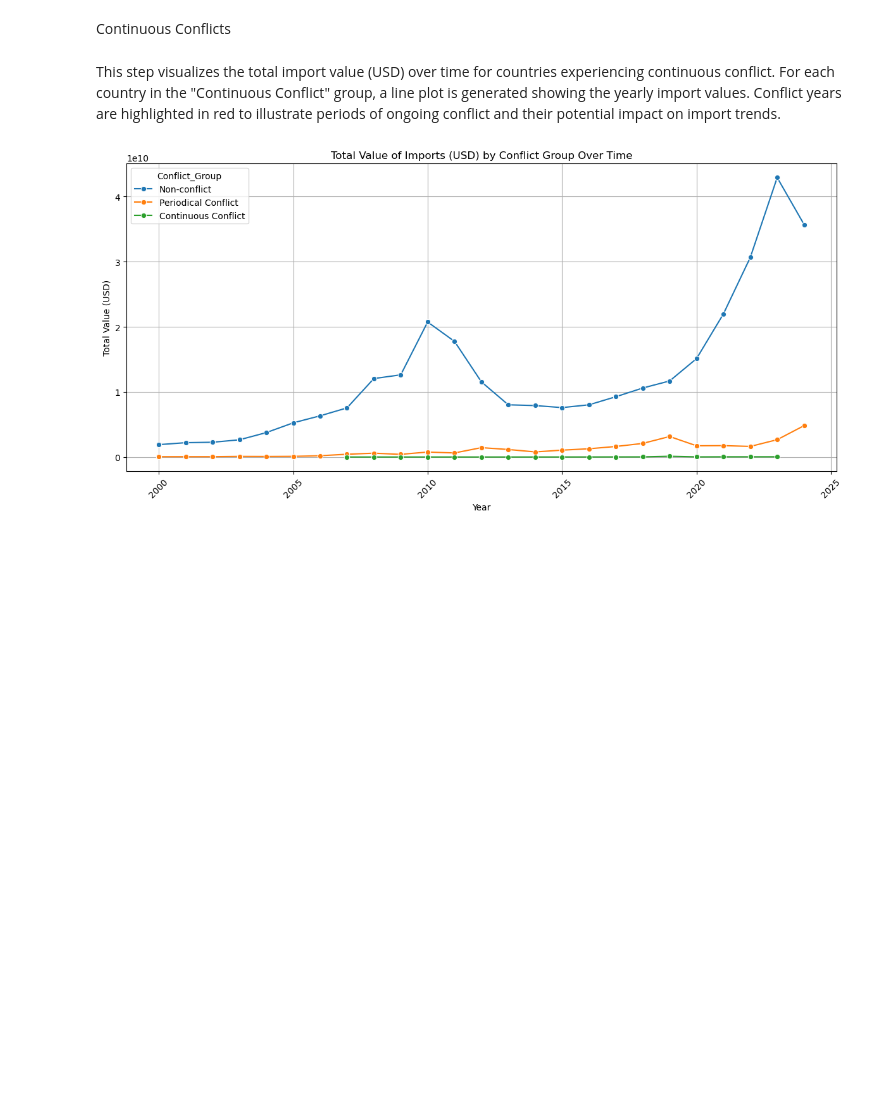
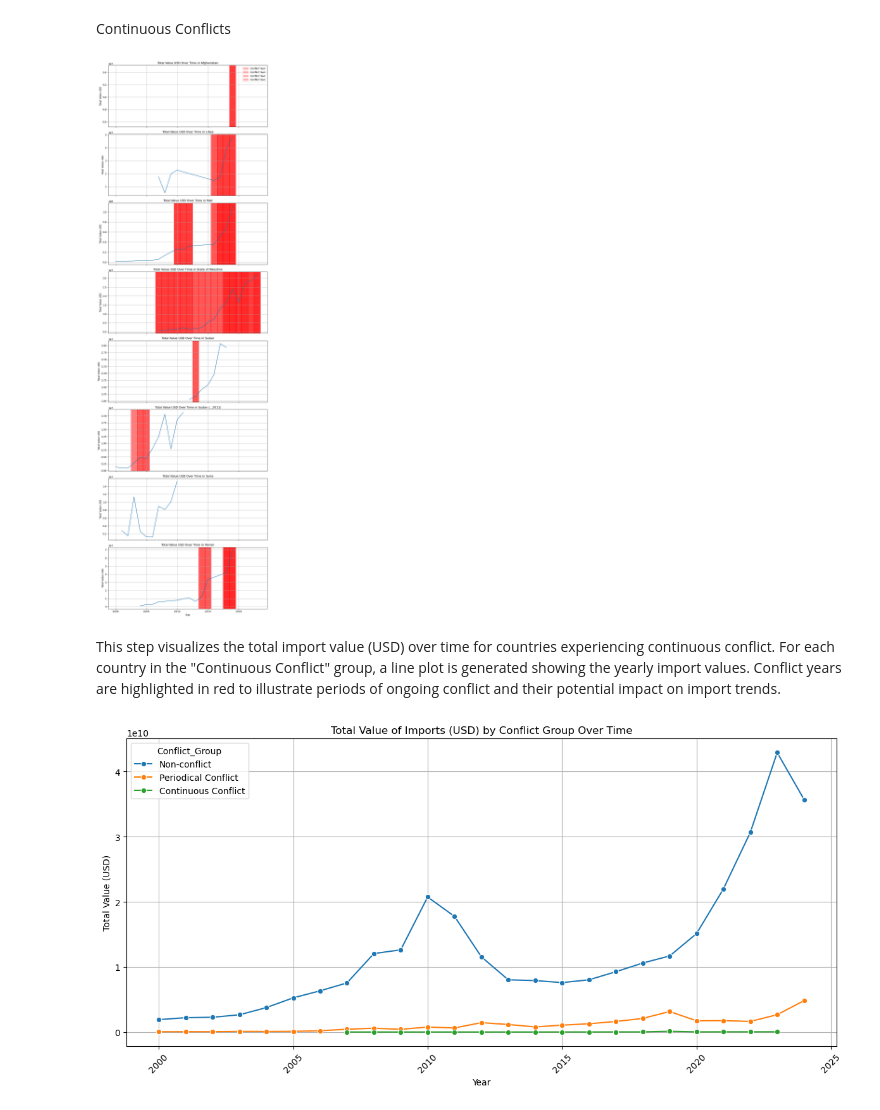
Before and after one commit to MIT-Emerging-Talent/ET6-CDSP-group-08-repo, a Jupyter notebook: 3_data_exploration/EDA_Conflict _Duration.ipynb, the cells around one changed output. Saved outputs shown, nothing was run; the diff lists cells and outputs as text; code cells hidden in the pictures; blank space fills up the shorter version.

```diff
--- a/3_data_exploration/EDA_Conflict _Duration.ipynb
+++ b/3_data_exploration/EDA_Conflict _Duration.ipynb
@@ -178,6 +198,67 @@ plt.show()
 # %%
 # Filter for Continuous Conflict countries
 continuous_conflict_df = df[df["Conflict_Group"] == "Continuous Conflict"].copy()
+# %%
+# prompt: code for contious contries with conflict year
+
+# Filter for Continuous Conflict countries
+continuous_conflict_df = df[df["Conflict_Group"] == "Continuous Conflict"].copy()
+
+# Get a list of unique countries with continuous conflict
+continuous_countries = continuous_conflict_df["Country"].unique()
+
+# Determine a suitable figure size based on the number of countries
+n_countries_continuous = len(continuous_countries)
+fig_height_continuous = n_countries_continuous * 4  # Adjust multiplier as needed
+fig_continuous, axes_continuous = plt.subplots(
+    n_countries_continuous, 1, figsize=(10, fig_height_continuous), sharex=True
+)
+axes_continuous = axes_continuous.flatten()  # Flatten in case there's only one country
+
+for i, country in enumerate(continuous_countries):
+    country_df_continuous = continuous_conflict_df[
+        continuous_conflict_df["Country"] == country
+    ].copy()
+
+    # Group by year and sum the Value_USD
+    yearly_value_continuous = (
+        country_df_continuous.groupby("Year")["Value_USD"].sum().reset_index()
+    )
+
+    # Plotting
+    ax_continuous = axes_continuous[i]
+    sns.lineplot(
+        data=yearly_value_continuous, x="Year", y="Value_USD", ax=ax_continuous
+    )
+    ax_continuous.set_title(f"Total Value USD Over Time in {country}")
+    ax_continuous.set_ylabel("Total Value USD")
+    ax_continuous.grid(True)
+
+    # Highlight conflict years (all years in this case)
+    conflict_years_list_continuous = [
+        year
+        for year, is_conflict in zip(
+            country_df_continuous["Year"], country_df_continuous["Conflict_Year"]
+        )
+        if is_conflict
+    ]
+    for year in conflict_years_list_continuous:
+        ax_continuous.axvspan(
+            year - 0.5,
+            year + 0.5,
+            color="red",
+            alpha=0.3,
+            label="Conflict Year" if year == conflict_years_list_continuous[0] else "",
+        )
+
+    if i == 0:  # Add legend only to the first plot to avoid redundancy
+        ax_continuous.legend()
+
+
+plt.tight_layout()
+plt.show()
+# %% [output]
+[figure, added]
 # %%
 # Filter data for State of Palestine as a continuous conflict country
 # No additional code needed at the placeholder; the filtering is already correct.
```
Also changed, not shown: parts of 2 cells of this notebook, 5 other files.
